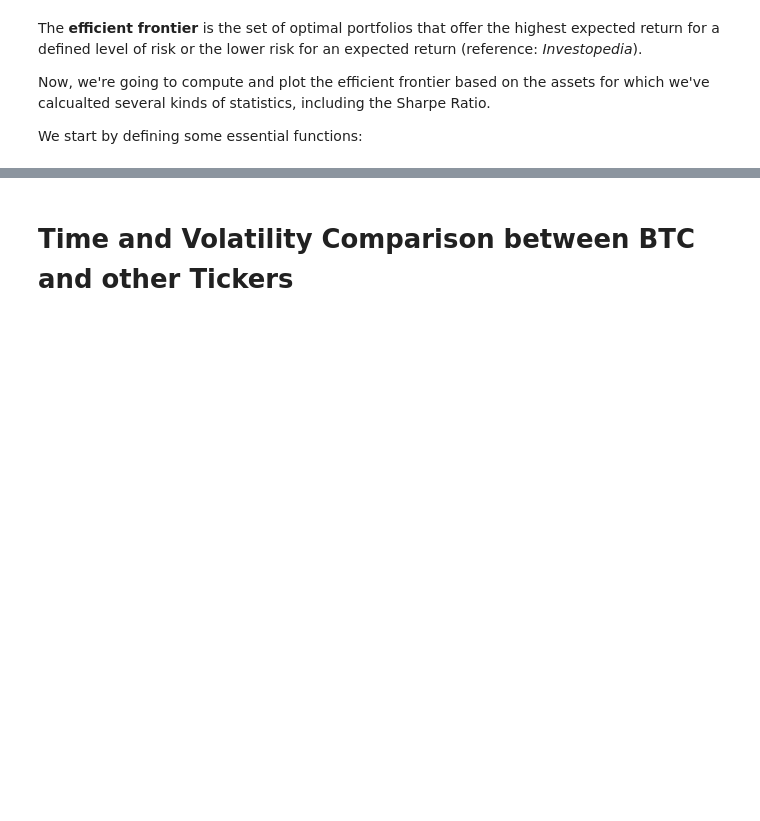
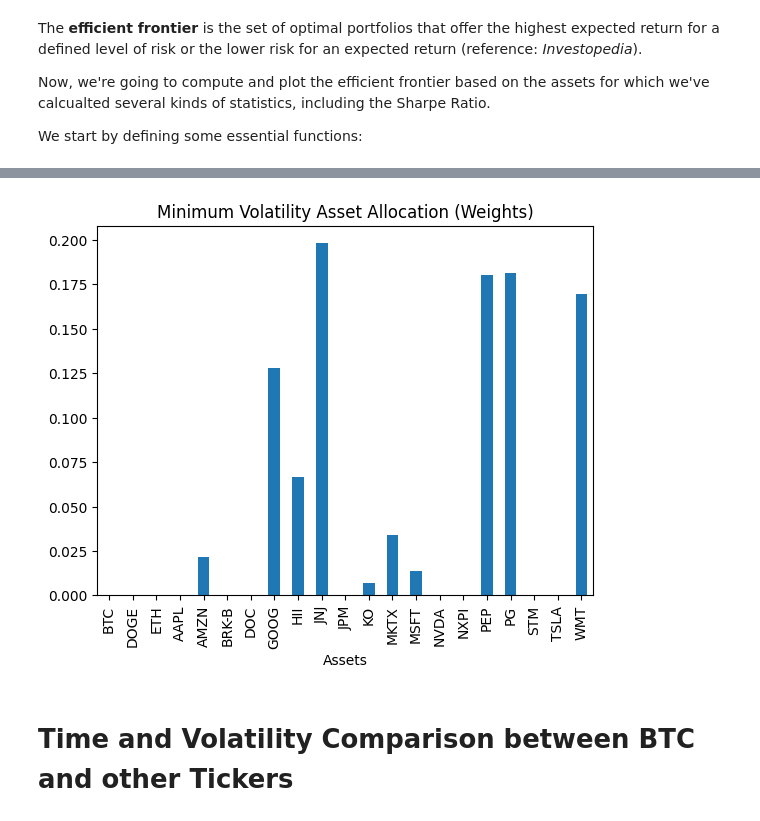
Before and after one commit to SaverioPCapra/University-Homeworks-Projects, a Jupyter notebook: Python Project/python_project.ipynb, the cells around one changed output, grey strips where cells are left out. Saved outputs shown, nothing was run; the diff lists cells and outputs as text; code cells hidden in the pictures; blank space fills up the shorter version.

```diff
--- a/Python Project/python_project.ipynb
+++ b/Python Project/python_project.ipynb
@@ -542,3 +540,9 @@ The volatility and the returns of the minimimum volatility portfolio are the fol
+# %%
+min_vol_w_df = pd.DataFrame({"Weigths": min_vol_weights, "Assets": assets_df.columns})
+# %%
+min_vol_w_df.set_index("Assets").plot.bar(title = "Minimum Volatility Asset Allocation (Weights)", legend = False);
+# %% [output]
+[figure, added]
 # %% [markdown]
 # Time and Volatility Comparison between BTC and other Tickers
 # %% [markdown]
```
Also changed, not shown: parts of 4 cells of this notebook.
